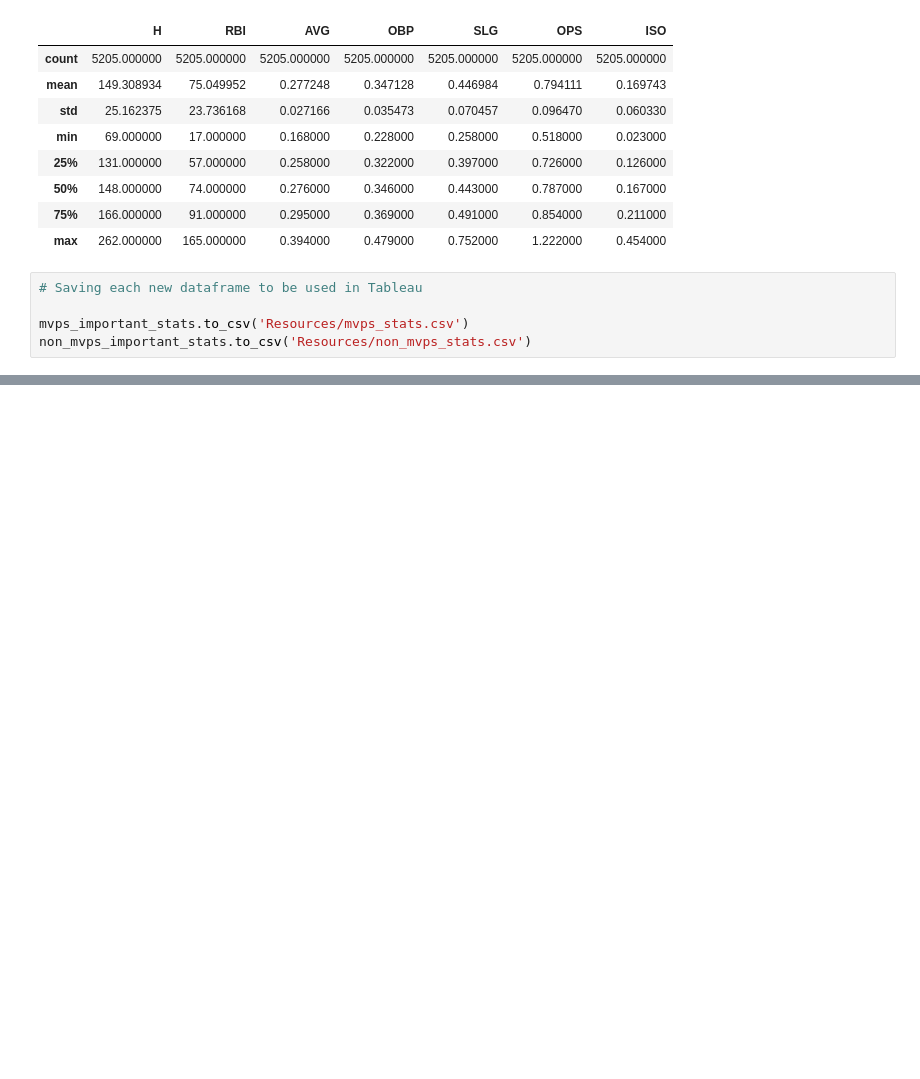
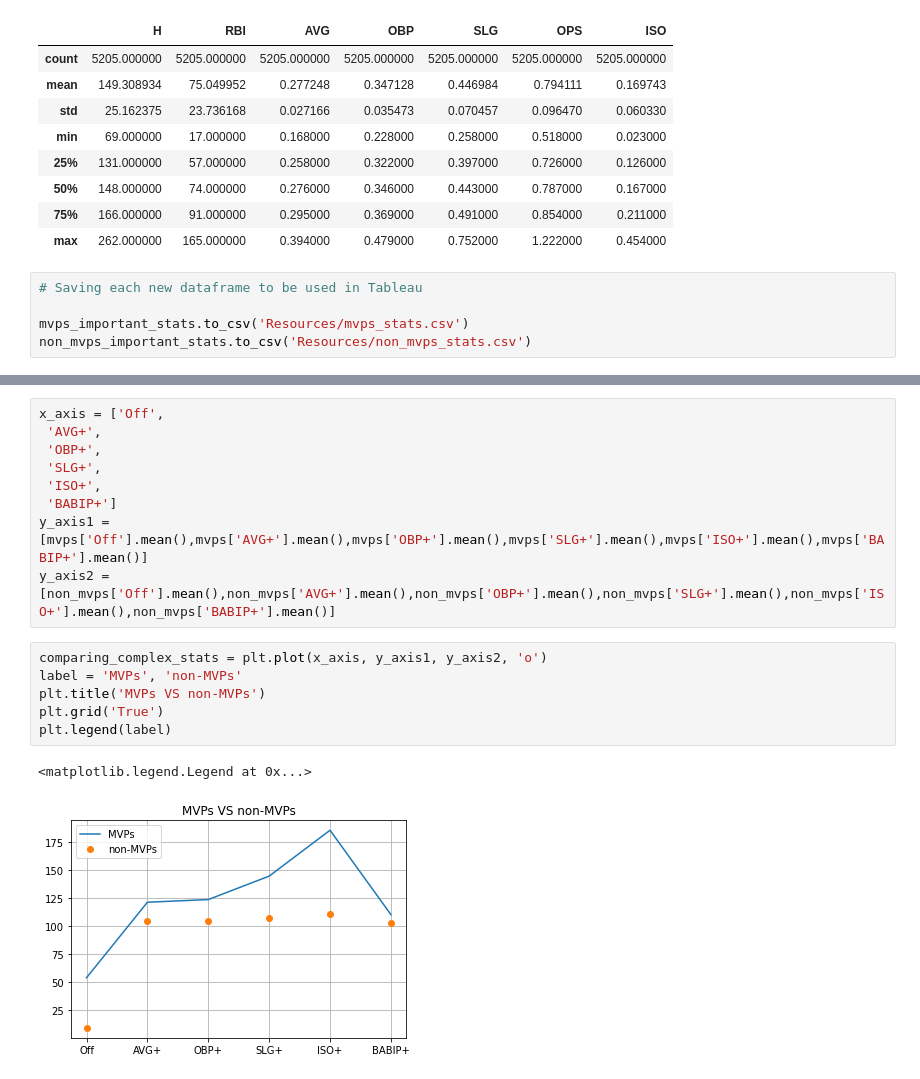
Before and after one commit to lbp12/Moneyball, a Jupyter notebook: df_for_visualizations.ipynb, the cells around one changed output, grey strips where cells are left out. Drawn from its saved outputs; the diff is of its cells as text; blank space fills up the shorter version.

```diff
--- a/df_for_visualizations.ipynb
+++ b/df_for_visualizations.ipynb
@@ -172,0 +205,18 @@ non_mvps_important_stats.to_csv('Resources/non_mvps_stats.csv')
+# %%
+x_axis = ['Off',
+ 'AVG+',
+ 'OBP+',
+ 'SLG+',
+ 'ISO+',
+ 'BABIP+']
+y_axis1 = [mvps['Off'].mean(),mvps['AVG+'].mean(),mvps['OBP+'].mean(),mvps['SLG+'].mean(),mvps['ISO+'].mean(),mvps['BABIP+'].mean()]
+y_axis2 = [non_mvps['Off'].mean(),non_mvps['AVG+'].mean(),non_mvps['OBP+'].mean(),non_mvps['SLG+'].mean(),non_mvps['ISO+'].mean(),non_mvps['BABIP+'].mean()]
+# %%
+comparing_complex_stats = plt.plot(x_axis, y_axis1, y_axis2, 'o')
+label = 'MVPs', 'non-MVPs'
+plt.title('MVPs VS non-MVPs')
+plt.grid('True')
+plt.legend(label)
+# %% [output]
+<matplotlib.legend.Legend at 0x...>
+[figure, added]
```
Also changed, not shown: parts of 17 cells of this notebook, 6 other files.
